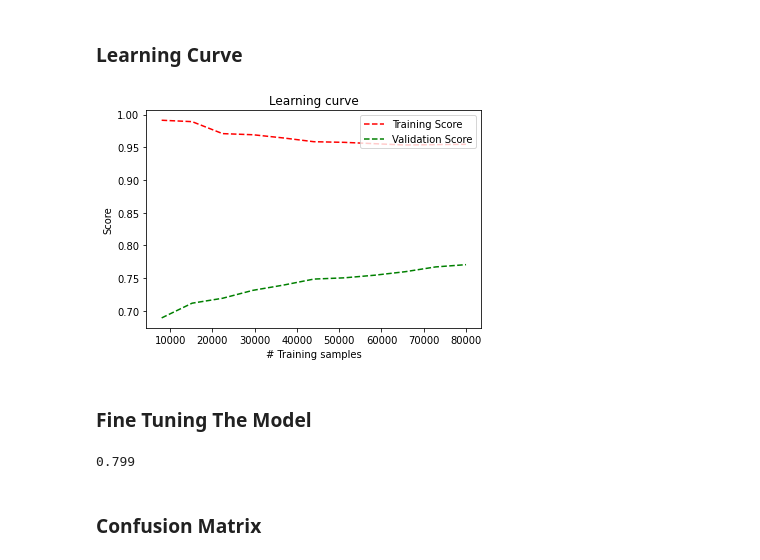
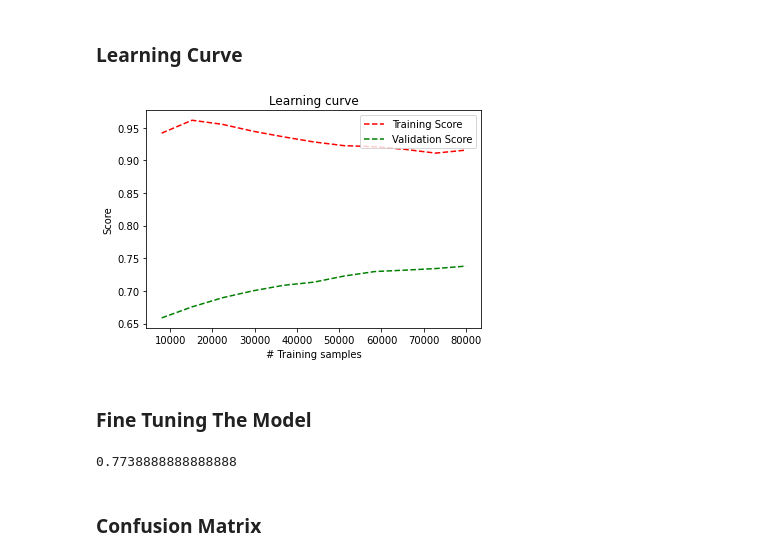
Before and after one commit to as2c/MLP---Cosmology, a Jupyter notebook: Optimization/DecisionTree_data2.ipynb, the cells around one changed output. Drawn from its saved outputs; the diff is of its cells as text; code cells hidden in the pictures.

```diff
--- a/Optimization/DecisionTree_data2.ipynb
+++ b/Optimization/DecisionTree_data2.ipynb
@@ -199,11 +200,10 @@ Best max_depth = 19
 # %% [markdown]
 ### Learning Curve
 # %%
-
 from sklearn.model_selection import learning_curve
 
 clf = DecisionTreeClassifier(max_depth=19)
-clf.fit(X,Y)
+clf.fit(X_train,Y_train)
 
 train_sizes = np.arange(1000,80000,10000)
 
@@ -231,3 +228,6 @@ X_train, X_test, Y_train, Y_test = train_test_split(*shuffle(X, Y, n_samples = 1
+# %%
+from sklearn.model_selection import train_test_split
+X_train, X_test, Y_train, Y_test = train_test_split(X, Y, test_size=0.09, random_state=1)
 # %% [markdown]
 ### Fine Tuning The Model
 # %%
@@ -436,27 +437,27 @@ Best max_depth = 20
 # %%
 
 from sklearn.model_selection import learning_curve
 
-clf = DecisionTreeClassifier(max_depth=20)
-clf.fit(X2,Y2)
+clf = DecisionTreeClassifier(max_depth=19)
+clf.fit(X_train,Y_train)
 
 train_sizes = np.linspace(.01,1, num=12)
 
 #computing training score and validation score for each sample size cv times
 ns_list, train_scores, validation_scores = learning_curve(
-                                                   estimator= clf , X = X2,
-                                                   y = Y2, train_sizes = train_sizes, cv = 5, random_state = 0)
+                                                   estimator= clf , X = X,
+                                                   y = Y, train_sizes = train_sizes, cv = 5, random_state = 0)
 
 train_scores_mean = train_scores.mean(axis = 1)
 validation_scores_mean = validation_scores.mean(axis = 1)
 
 plt.title('Learning curve')
 plt.plot(ns_list[1:], train_scores_mean[1:],'r--',label = 'Training Score')
 plt.plot(ns_list[1:], validation_scores_mean[1:], 'g--', label = 'Validation Score')
 plt.xlabel('# Training samples')
 plt.ylabel('Score')
 plt.legend(loc='upper right')
 
 plt.show()
 # %% [output]
-[figure, old version]
+[figure, new version]
@@ -467,5 +468,5 @@ X2_train, X2_test, Y2_train, Y2_test = train_test_split(X2, Y2, test_size=0.01,
 # %%
-clf = DecisionTreeClassifier(max_depth=20)
+clf = DecisionTreeClassifier(max_depth=27)
 start = time.time()
 clf.fit(X2_train,Y2_train)
 runtime_train = time.time() - start
@@ -476,7 +477,7 @@ runtime_pred = time.time() - start
 
 print(metrics.accuracy_score(Y2_test, Y2_pred_dt))
 # %% [output]
-0.799
+0.7738888888888888
 # %% [markdown]
 ### Confusion Matrix
 # %%
```
Also changed, not shown: parts of 36 cells of this notebook.
